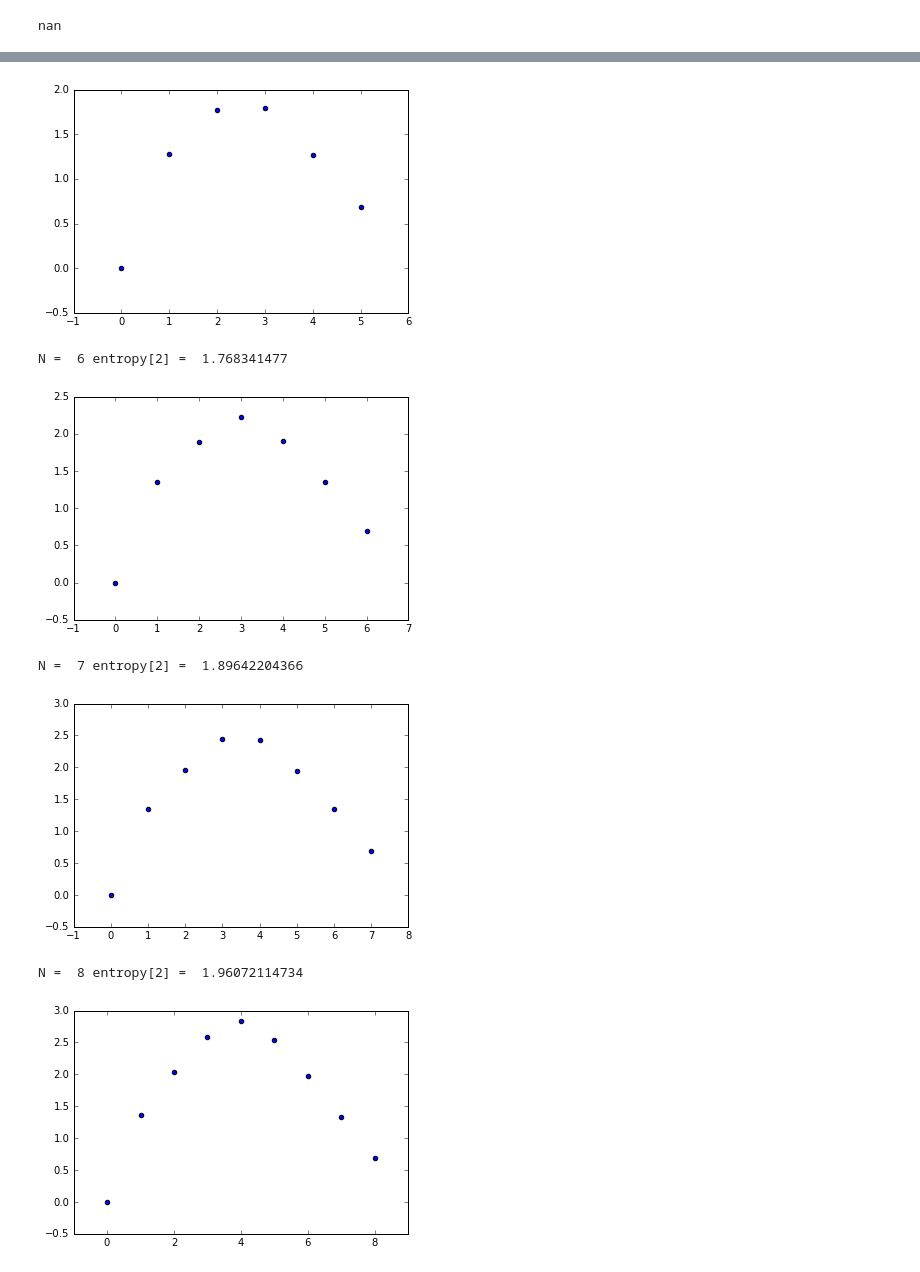
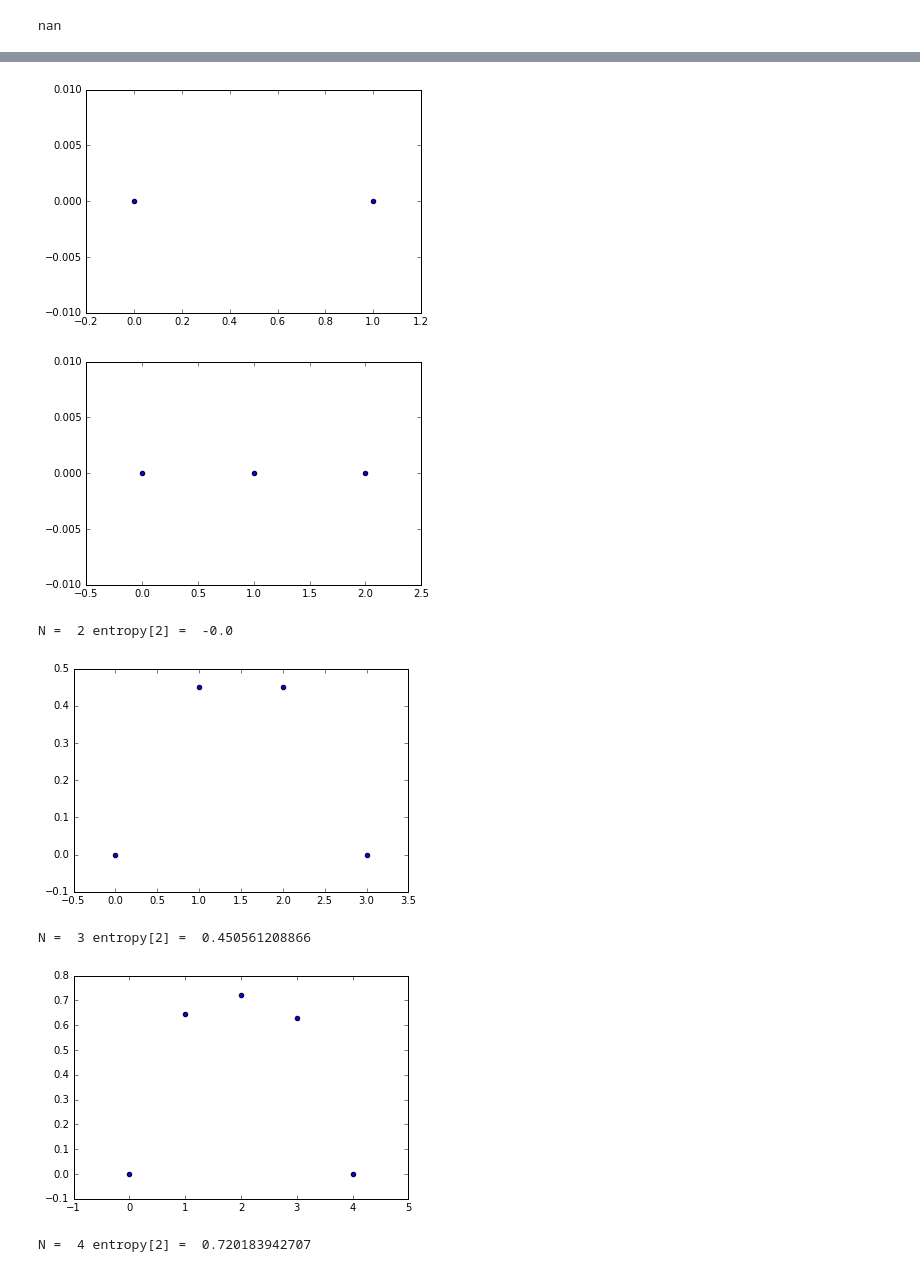
Before and after one commit to cnstahl/JP2, a Jupyter notebook: python/Ground State Entropy.ipynb, the cells around one changed output, grey strips where cells are left out. Cells and saved outputs as stored; diff of their text form; code cells hidden in the pictures.

Commit message:
entropy calculations locally

```diff
--- a/python/Ground State Entropy.ipynb
+++ b/python/Ground State Entropy.ipynb
@@ -35,10 +28,11 @@ manipulate.entropy(rho)
 # %%
 rho = manipulate.density_mat(tot_gs)
-entropies = np.zeros(9)
+entropies = np.zeros(10)
 rhoi = np.copy(rho)
 for idx, val in enumerate(entropies):
     if idx != 0: rhoi = manipulate.single_trace(rhoi)
     entropies[idx] = manipulate.entropy(rhoi)
-plt.scatter(range(9), entropies)
+np.savetxt("../data/N%sentropy" % 9, np.transpose(entropies))
+plt.scatter(range(10), entropies)
 # %% [output]
 <matplotlib.collections.PathCollection at 0x...>
@@ -50,28 +46,29 @@ nan
 # %%
-for N in [6,7,8,9]:
+for N in [1,2,3,4,5,6,7,8,9]:
     H = hamiltonian(N,1)
     w, v = manipulate.eigen(H)
     w = manipulate.set_zeros(w)
     ngs = sum(w==0)
     tot_gs = np.copy(v[:,0])
     for i in range(1,ngs):
         tot_gs += v[:,i]
     tot_gs = tot_gs/math.sqrt(ngs)
     rho = manipulate.density_mat(tot_gs)
-    entropies = np.zeros(N)
+    entropies = np.zeros(N+1)
     rhoi = np.copy(rho)
     for idx, val in enumerate(entropies):
         if idx != 0: rhoi = manipulate.single_trace(rhoi)
         entropies[idx] = manipulate.entropy(rhoi)
-    plt.scatter(range(N), entropies)
+    plt.scatter(range(N+1), entropies)
+    np.savetxt("../data/N0%sentropy.txt" % N, np.transpose(entropies))
     plt.savefig("../data/entropy0%s.pdf" % N)
     plt.show()
-    print("N = ", N, "entropy[2] = ", entropies[2])
+    if N>1: print("N = ", N, "entropy[2] = ", entropies[2])
 # %% [output]
-[figure, old version]
+[figure, new version]
+[figure, new version]
-N =  6 entropy[2] =  1.768341477
+N =  2 entropy[2] =  -0.0
-[figure, old version]
+[figure, new version]
-N =  7 entropy[2] =  1.89642204366
+N =  3 entropy[2] =  0.450561208866
-[figure, old version]
+[figure, new version]
-N =  8 entropy[2] =  1.96072114734
+N =  4 entropy[2] =  0.720183942707
-[figure, old version]
```
Also changed, not shown: parts of 10 cells of this notebook, 43 other files.
